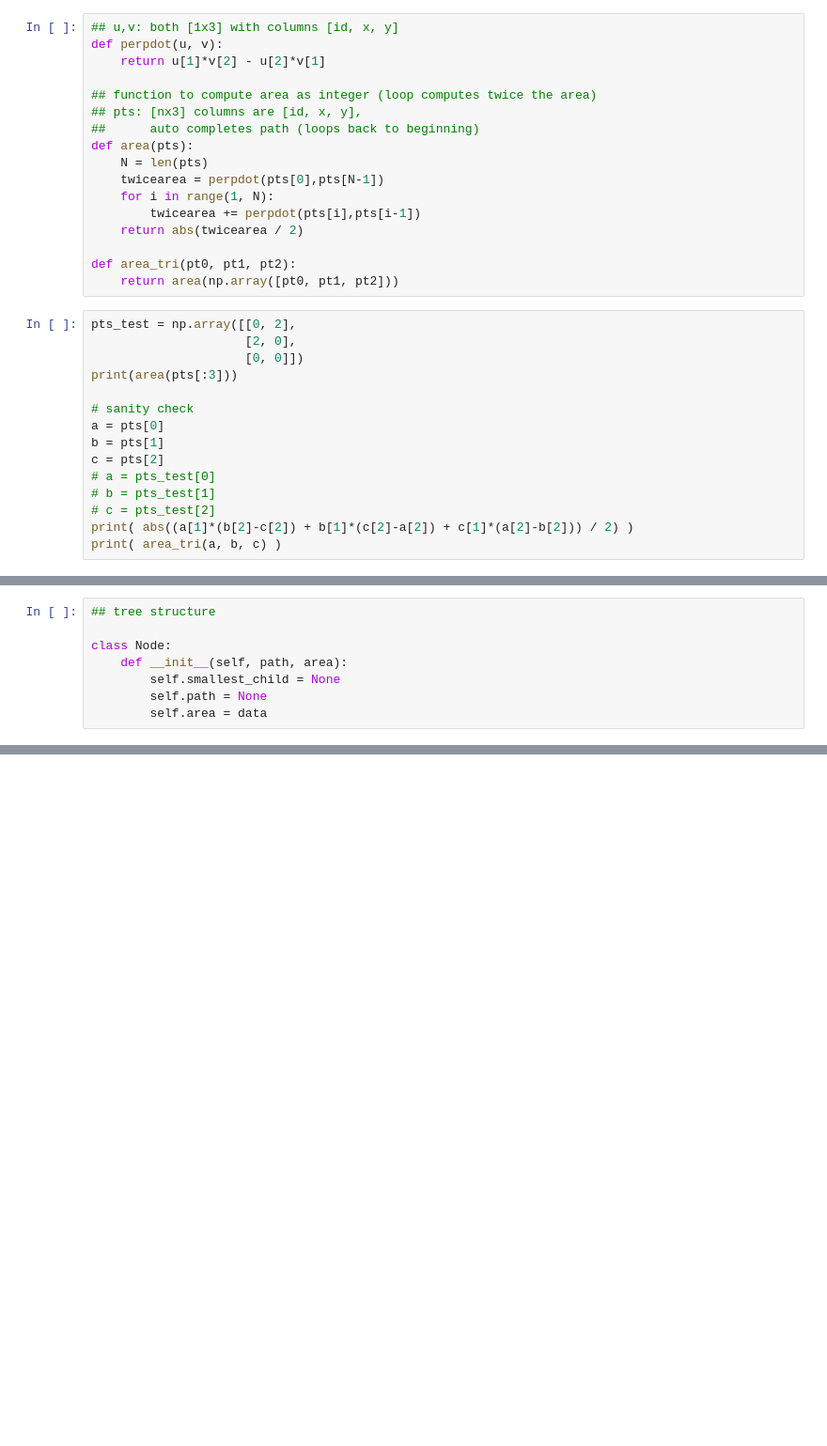
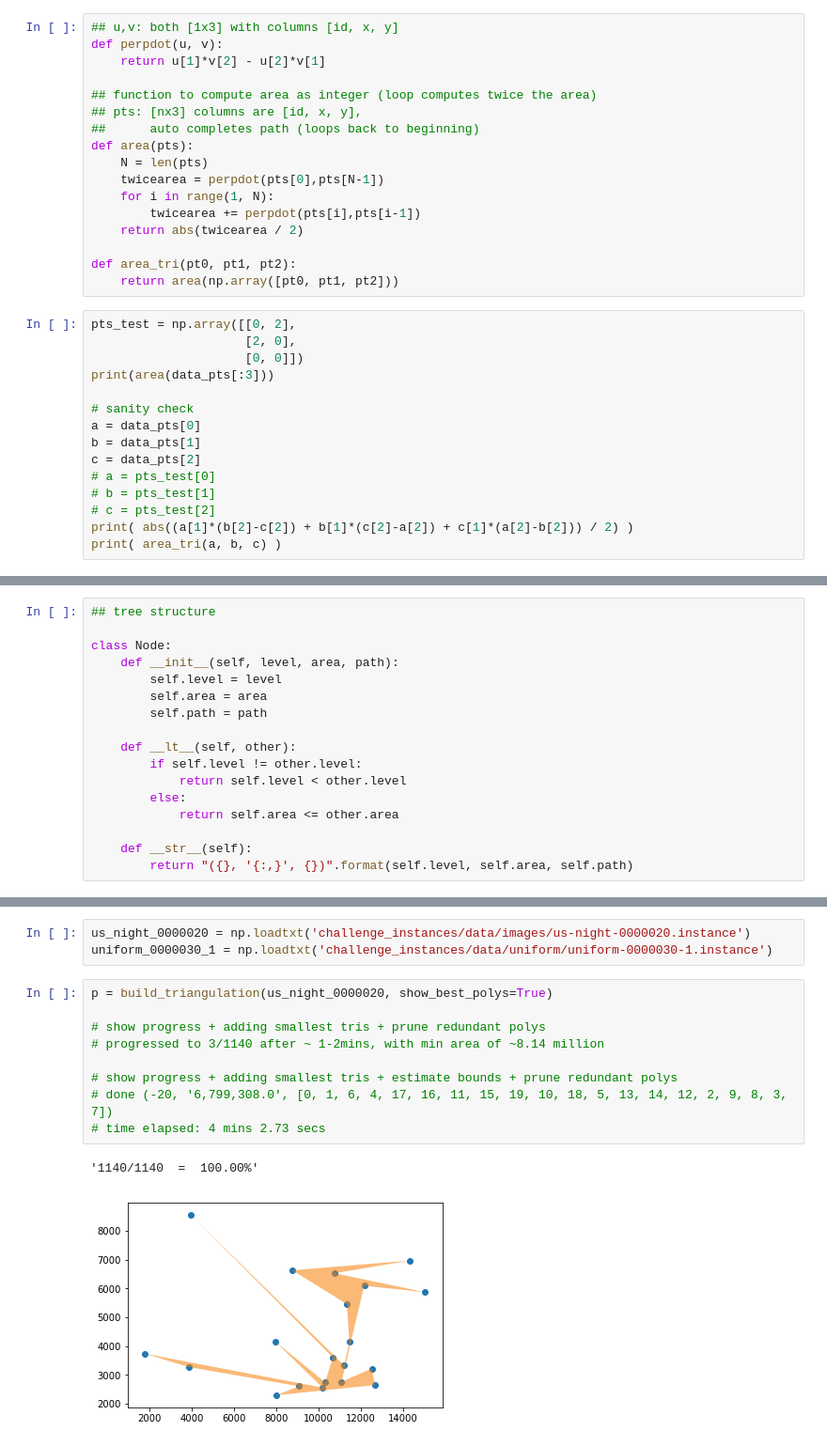
Before and after one commit to mhudnell/geo_optimization_challenge, a Jupyter notebook: geometric_optimization_challenge.ipynb, the cells around one changed output, grey strips where cells are left out. Shown: that part at 94% size. Cells and saved outputs as stored; diff of their text form; blank space fills up the shorter version.

Commit message:
before changing intial tris to only smallest

```diff
--- a/geometric_optimization_challenge.ipynb
+++ b/geometric_optimization_challenge.ipynb
@@ -52,12 +53,12 @@ def area_tri(pt0, pt1, pt2):
 pts_test = np.array([[0, 2],
                      [2, 0],
                      [0, 0]])
-print(area(pts[:3]))
+print(area(data_pts[:3]))
 
 # sanity check
-a = pts[0]
-b = pts[1]
-c = pts[2]
+a = data_pts[0]
+b = data_pts[1]
+c = data_pts[2]
 # a = pts_test[0]
 # b = pts_test[1]
 # c = pts_test[2]
@@ -89,8 +113,0 @@ def tri_path_intersect(p, C1, C2, D):
-# %%
-## tree structure
-
-class Node:
-    def __init__(self, path, area):
-        self.smallest_child = None
-        self.path = None
-        self.area = data
@@ -197,0 +114,17 @@ print(len(p), area(p[:-1]), p)
+# %%
+## tree structure
+
+class Node:
+    def __init__(self, level, area, path):
+        self.level = level
+        self.area = area
+        self.path = path
+
+    def __lt__(self, other):
+        if self.level != other.level:
+            return self.level < other.level
+        else:
+            return self.area <= other.area
+
+    def __str__(self):
+        return "({}, '{:,}', {})".format(self.level, self.area, self.path)
@@ -197,0 +219,15 @@ print(len(p), area(p[:-1]), p)
+# %%
+us_night_0000020 = np.loadtxt('challenge_instances/data/images/us-night-0000020.instance')
+uniform_0000030_1 = np.loadtxt('challenge_instances/data/uniform/uniform-0000030-1.instance')
+# %%
+p = build_triangulation(us_night_0000020, show_best_polys=True)
+
+# show progress + adding smallest tris + prune redundant polys
+# progressed to 3/1140 after ~ 1-2mins, with min area of ~8.14 million
+
+# show progress + adding smallest tris + estimate bounds + prune redundant polys
+# done (-20, '6,799,308.0', [0, 1, 6, 4, 17, 16, 11, 15, 19, 10, 18, 5, 13, 14, 12, 2, 9, 8, 3, 7])
+# time elapsed: 4 mins 2.73 secs
+# %% [output]
+'1140/1140  =  100.00%'
+[figure, added]
```
Also changed, not shown: parts of 28 cells of this notebook.
